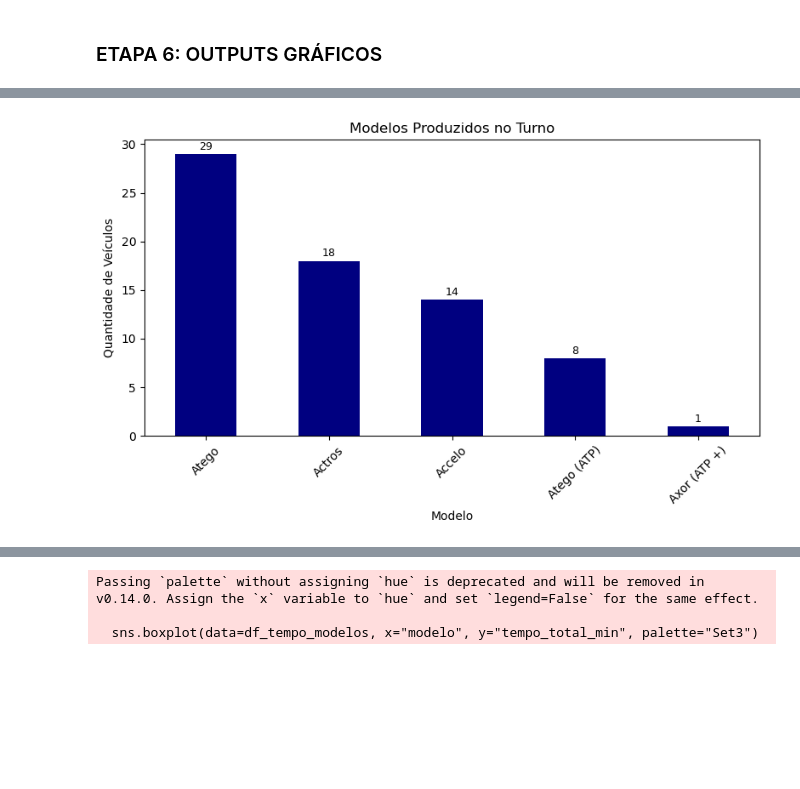
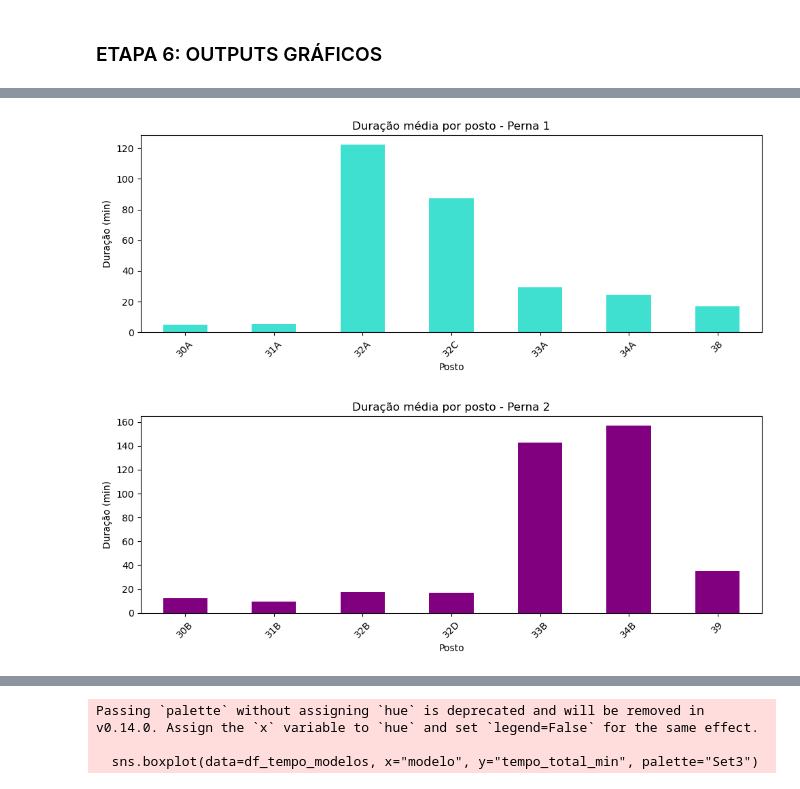
Before and after one commit to MatheusFariasPJ/PROJETO_MERCEDES, a Jupyter notebook: Linha_atual.ipynb, the cells around one changed output, grey strips where cells are left out. Drawn from its saved outputs; the diff is of its cells as text; code cells hidden in the pictures; blank space fills up the shorter version.

```diff
--- a/Linha_atual.ipynb
+++ b/Linha_atual.ipynb
@@ -578,20 +455,25 @@ plt.show()
-# %%
-# Conta quantos modelos de cada tipo (modelo_nome) foram produzidos
-modelos_produzidos = df_log.groupby("modelo")["nome"].nunique().sort_values(ascending=False)
-
-# Gráfico de barras
-plt.figure(figsize=(8, 5))
-modelos_produzidos.plot(kind='bar', color='navy')
-
-# Adiciona rótulos em cima das barras
-for i, valor in enumerate(modelos_produzidos):
-    plt.text(i, valor + 0.2, f"{valor}" , ha='center', va='bottom', fontsize=9)
-
-plt.title("Modelos Produzidos no Turno")
-plt.xlabel("Modelo")
-plt.ylabel("Quantidade de Veículos")
-plt.xticks(rotation=45)
-plt.tight_layout()
-plt.show()
-# %% [output]
-[figure, removed]
+# %%
+
+def plot_duracao_media_por_posto(df_log):
+    """
+    Gera gráficos de barras da duração média por posto para cada perna, com base em df_log.
+    """
+    df_log = df_log.copy()
+    df_log["duracao_min"] = df_log["duracao"] / 60  # segundos → minutos
+
+    for perna, cor in zip([1, 2], ["turquoise", "purple"]):
+        media_perna = df_log[df_log["perna"] == perna].groupby("posto")["duracao_min"].mean()
+
+        plt.figure(figsize=(10, 4))
+        media_perna.plot(kind='bar', color=cor)
+        plt.title(f"Duração média por posto - Perna {perna}")
+        plt.ylabel("Duração (min)")
+        plt.xlabel("Posto")
+        plt.xticks(rotation=45)
+        plt.tight_layout()
+        plt.show()
+# %%
+plot_duracao_media_por_posto(df_log)
+# %% [output]
+[figure, added]
+[figure, added]
```
Also changed, not shown: parts of 15 cells of this notebook.
